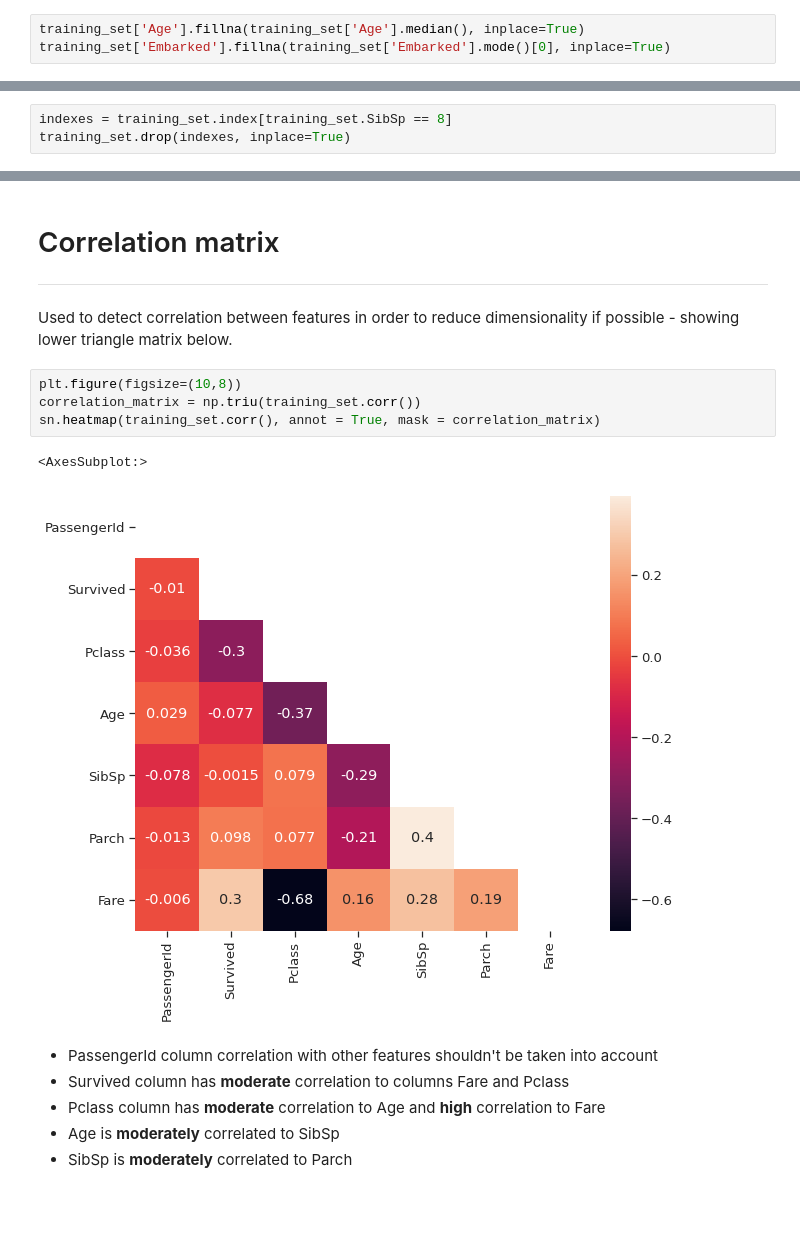
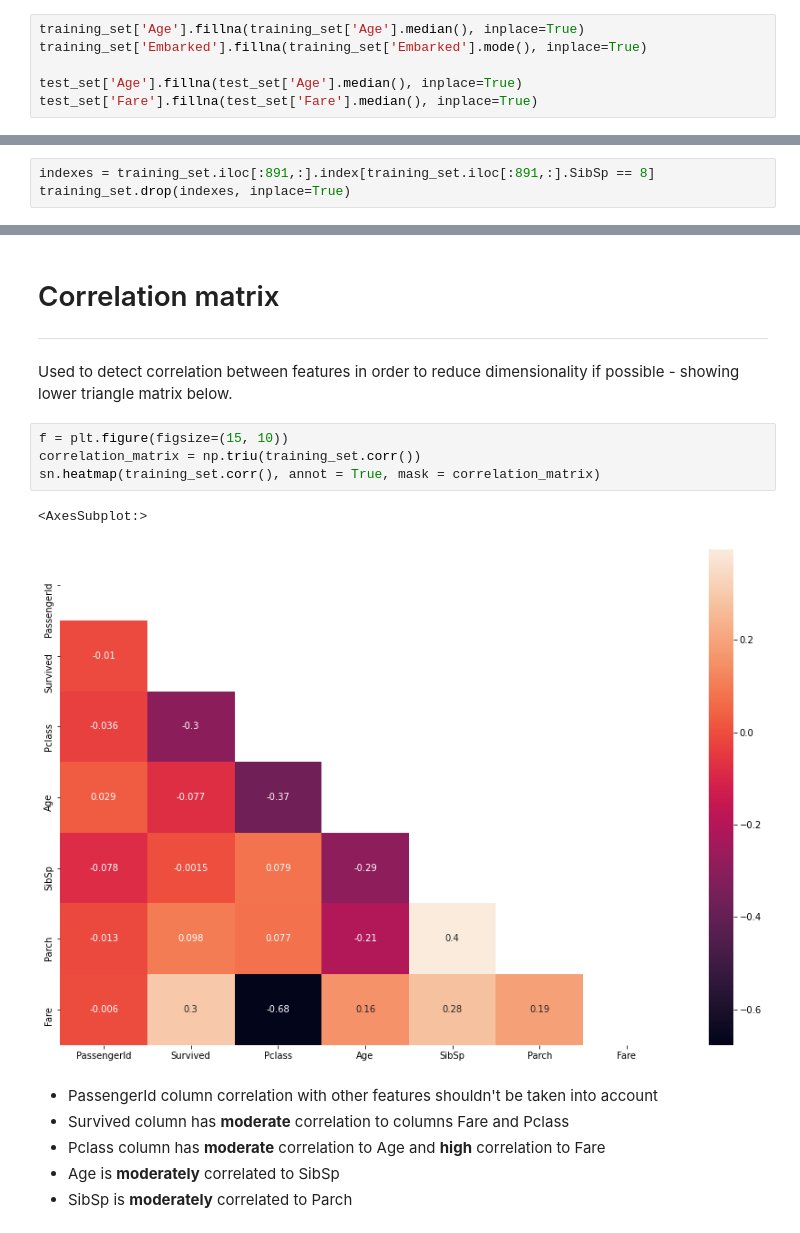
Before and after one commit to anastazijaverovic/Kaggle_Titanic_Predictions, a Jupyter notebook: titanic-predictions-notebook.ipynb, the cells around one changed output, grey strips where cells are left out. Saved outputs shown, nothing was run; the diff lists cells and outputs as text; blank space fills up the shorter version.

```diff
--- a/titanic-predictions-notebook.ipynb
+++ b/titanic-predictions-notebook.ipynb
@@ -172,7 +184,10 @@ training_set.drop(columns=['Cabin'], axis=1, inplace=True)
 test_set.drop(columns=['Cabin'], axis=1, inplace=True)
 # %%
 training_set['Age'].fillna(training_set['Age'].median(), inplace=True)
-training_set['Embarked'].fillna(training_set['Embarked'].mode()[0], inplace=True)
+training_set['Embarked'].fillna(training_set['Embarked'].mode(), inplace=True)
+
+test_set['Age'].fillna(test_set['Age'].median(), inplace=True)
+test_set['Fare'].fillna(test_set['Fare'].median(), inplace=True)
 # %% [markdown]
 # Detecting and removing outliers
 ****
@@ -205,7 +220,7 @@ Name: SibSp, dtype: int64
 # %% [markdown]
 SibSp feature has possible outliers, so we will remove all rows with values of feature SibSp == 8
 # %%
-indexes = training_set.index[training_set.SibSp == 8]
+indexes = training_set.iloc[:891,:].index[training_set.iloc[:891,:].SibSp == 8]
 training_set.drop(indexes, inplace=True)
 # %%
 box_plot("Parch")
@@ -259,12 +274,12 @@ training_set.drop(indexes, inplace=True)
 ****
 Used to detect correlation between features in order to reduce dimensionality if possible - showing lower triangle matrix below.
 # %%
-plt.figure(figsize=(10,8))
+f = plt.figure(figsize=(15, 10))
 correlation_matrix = np.triu(training_set.corr())
 sn.heatmap(training_set.corr(), annot = True, mask = correlation_matrix)
 # %% [output]
 <AxesSubplot:>
-[figure, old version]
+[figure, new version]
 # %% [markdown]
 * PassengerId column correlation with other features shouldn't be taken into account
 * Survived column has **moderate** correlation to columns Fare and Pclass
```
Also changed, not shown: parts of 50 cells of this notebook.
